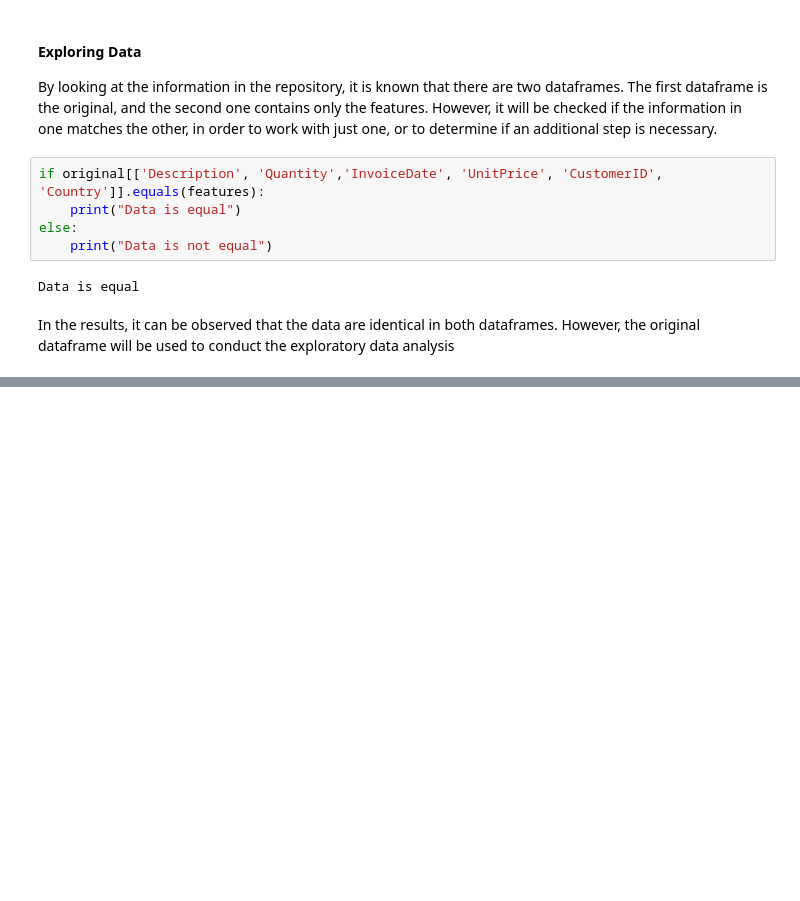
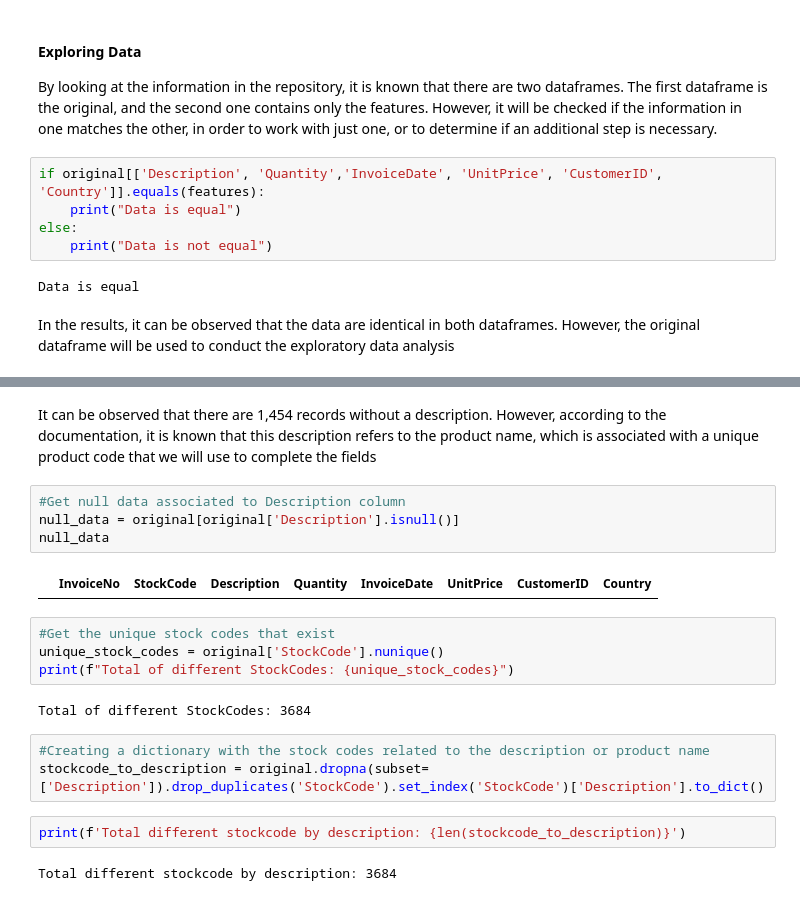
Before and after one commit to carlosmunoz97/citec_technical_test, a Jupyter notebook: online_retail.ipynb, the cells around one changed output, grey strips where cells are left out. Drawn from its saved outputs; the diff is of its cells as text; blank space fills up the shorter version.

```diff
--- a/online_retail.ipynb
+++ b/online_retail.ipynb
@@ -151,0 +205,21 @@ In the results, it can be observed that the data are identical in both dataframe
+# %% [markdown]
+It can be observed that there are 1,454 records without a description. However, according to the documentation, it is known that this description refers to the product name, which is associated with a unique product code that we will use to complete the fields
+# %%
+#Get null data associated to Description column
+null_data = original[original['Description'].isnull()]
+null_data
+# %% [output]
+|  | InvoiceNo | StockCode | Description | Quantity | InvoiceDate | UnitPrice | CustomerID | Country |
+# %%
+#Get the unique stock codes that exist
+unique_stock_codes = original['StockCode'].nunique()
+print(f"Total of different StockCodes: {unique_stock_codes}")
+# %% [output]
+Total of different StockCodes: 3684
+# %%
+#Creating a dictionary with the stock codes related to the description or product name
+stockcode_to_description = original.dropna(subset=['Description']).drop_duplicates('StockCode').set_index('StockCode')['Description'].to_dict()
+# %%
+print(f'Total different stockcode by description: {len(stockcode_to_description)}')
+# %% [output]
+Total different stockcode by description: 3684
```
Also changed, not shown: parts of 20 cells of this notebook.
